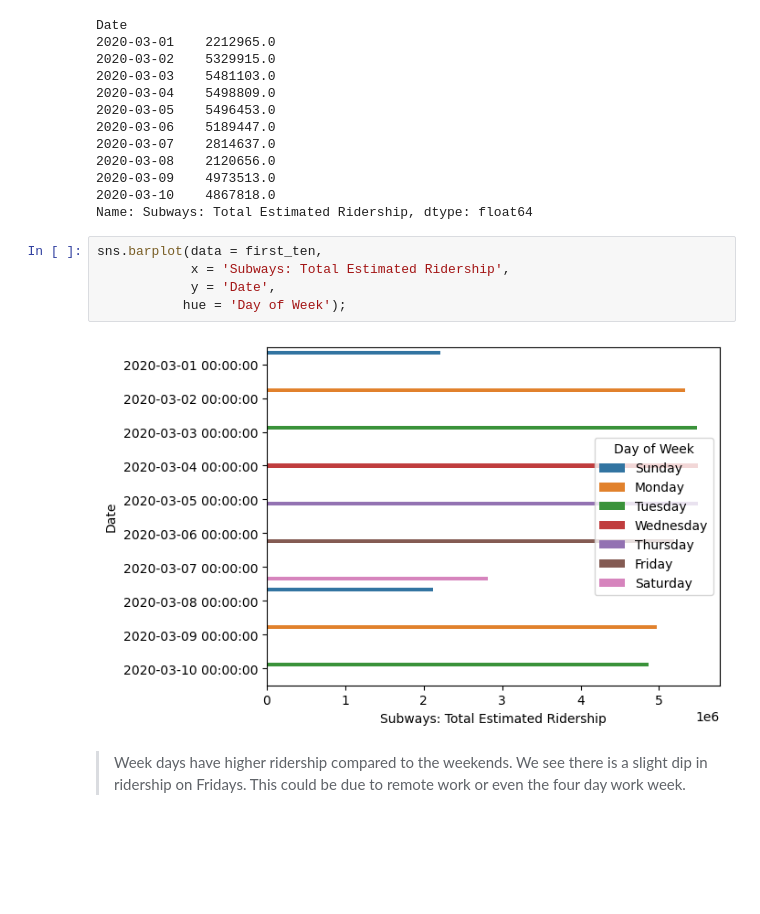
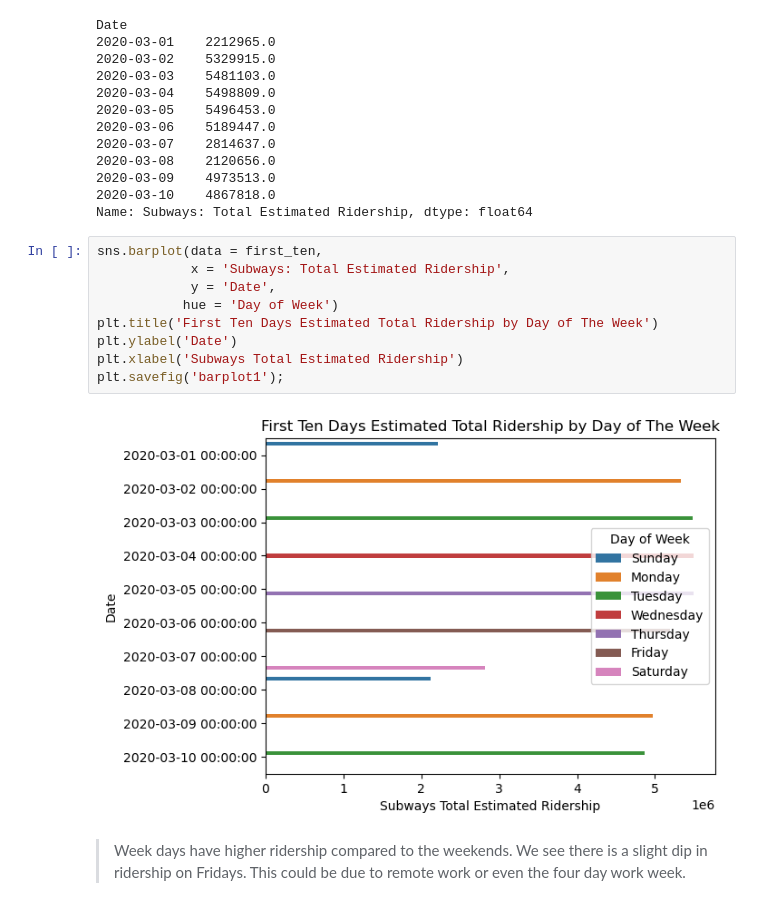
Before and after one commit to alishanstyles/MTA-Daily-Ridership, a Jupyter notebook: Untitled.ipynb, the cells around one changed output. Cells and saved outputs as stored; diff of their text form; blank space fills up the shorter version.

```diff
--- a/Untitled.ipynb
+++ b/Untitled.ipynb
@@ -414,10 +414,14 @@ Name: Subways: Total Estimated Ridership, dtype: float64
 # %%
 sns.barplot(data = first_ten,
             x = 'Subways: Total Estimated Ridership',
             y = 'Date',
-           hue = 'Day of Week');
+           hue = 'Day of Week')
+plt.title('First Ten Days Estimated Total Ridership by Day of The Week')
+plt.ylabel('Date')
+plt.xlabel('Subways Total Estimated Ridership')
+plt.savefig('barplot1');
 # %% [output]
-[figure, old version]
+[figure, new version]
 # %% [markdown]
 > Week days have higher ridership compared to the weekends. We see there is a slight dip in ridership on Fridays. This could be due to remote work or even the four day work week.
 # %%
```
Also changed, not shown: parts of 3 cells of this notebook, 5 other files.
